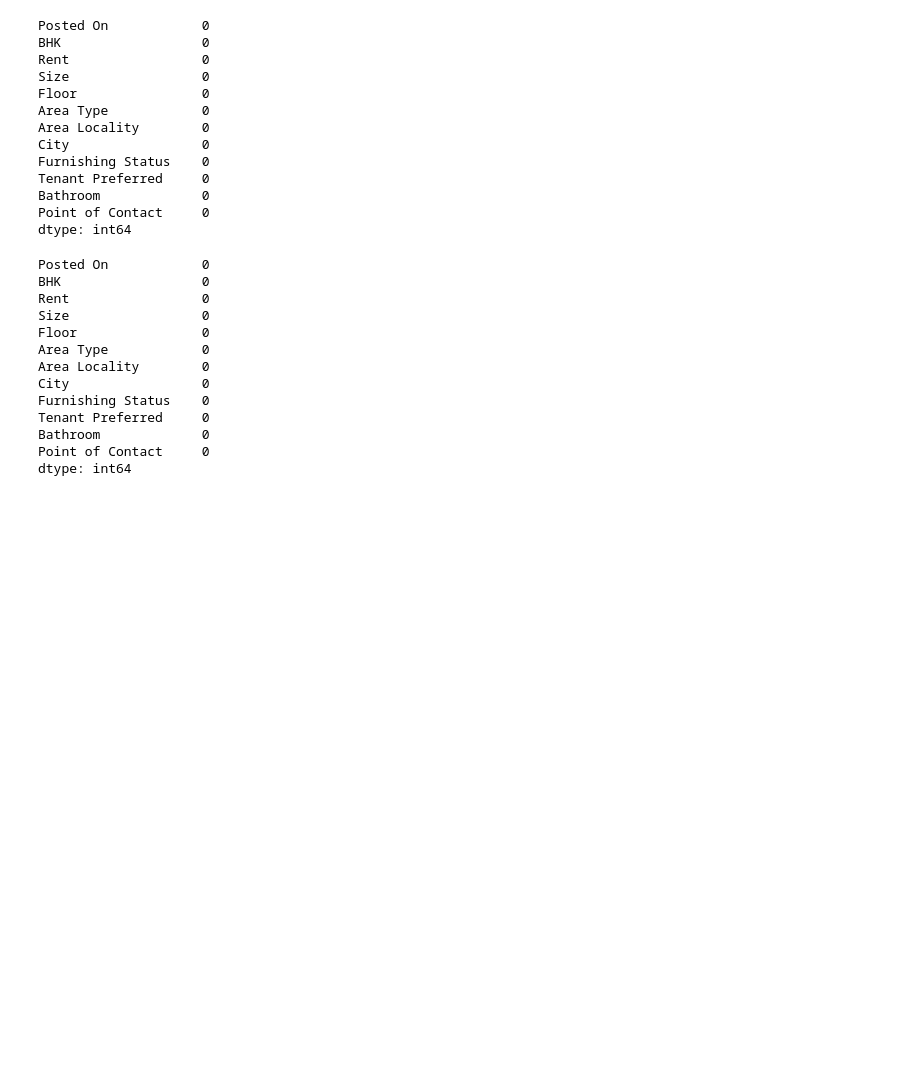
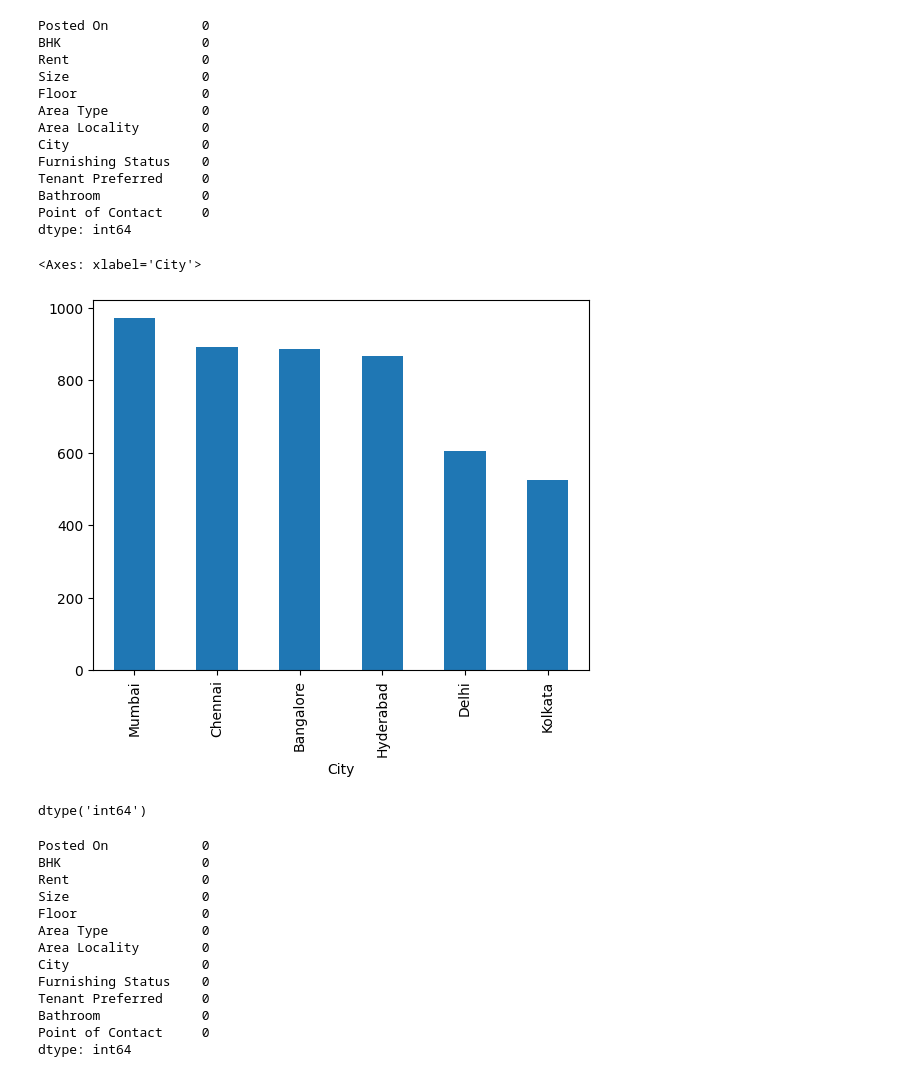
Before and after one commit to elekish/Housing-price-prediction, a Jupyter notebook: code.ipynb, the cells around one changed output. Cells and saved outputs as stored; diff of their text form; code cells hidden in the pictures; blank space fills up the shorter version.

```diff
--- a/code.ipynb
+++ b/code.ipynb
@@ -45,4 +47,9 @@ Tenant Preferred     0
 Bathroom             0
 Point of Contact     0
 dtype: int64
+# %%
+model_data['City'].value_counts().plot(kind='bar',y='Rent')
+# %% [output]
+<Axes: xlabel='City'>
+[figure, added]
 # %%
@@ -63,12 +70,14 @@ model_data['Furnishing Status']=pd.to_numeric(model_data['Furnishing Status'],er
 #model_data['Floor']=encoder1.transform(model_data['Floor'])
     #X[categorical_columns]=X[categorical_columns].apply(lambda x:x.cat.codes)
 
-#model_data['Area Locality']=model_data['Area Locality'].astype('category')
-#all_categories2=model_data['Area Locality'].unique()
-#encoder2=LabelEncoder()
-#encoder2.fit(all_categories2)
-#model_data['Area Locality']=encoder2.transform(model_data['Area Locality'])
-#X['Area Locality'].dtype
+model_data['City']=model_data['City'].astype('category')
+all_categories2=model_data['City'].unique()
+encoder2=LabelEncoder()
+encoder2.fit(all_categories2)
+model_data['City']=encoder2.transform(model_data['City'])
+model_data['City'].dtype
+# %% [output]
+dtype('int64')
 # %%
 model_data.isnull().sum()
 # %% [output]
```
Also changed, not shown: parts of 10 cells of this notebook.
